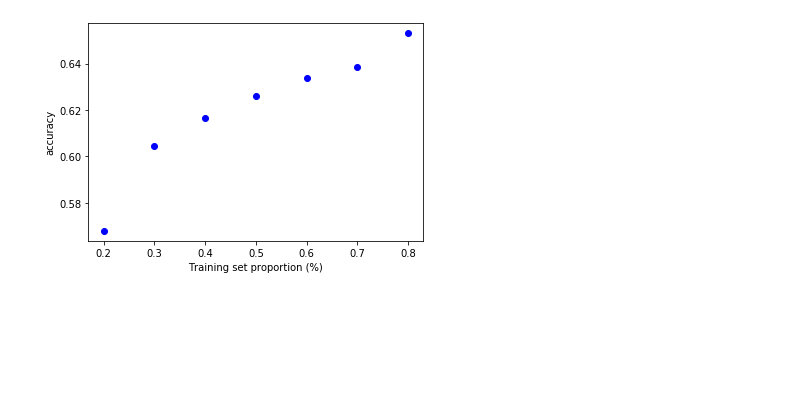
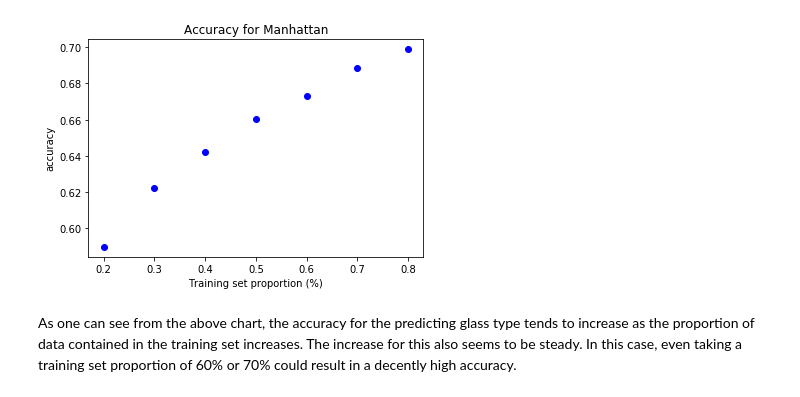
Before and after one commit to jrf115/Applied_ML-Project_1, a Jupyter notebook: glassKNN.ipynb, the cells around one changed output. Saved outputs shown, nothing was run; the diff lists cells and outputs as text; code cells hidden in the pictures; blank space fills up the shorter version.

```diff
--- a/glassKNN.ipynb
+++ b/glassKNN.ipynb
@@ -56,17 +235,13 @@ knn.score(X_test, y_test)
 # %%
-# In[3]:
-
-
-# How sensitive is k-NN classification accuracy to the choice of the 'k' parameter?
-k_range = range(1, 20)
 scores = []
 for k in k_range:
-    knn = KNeighborsClassifier(n_neighbors = k)
+    knn = KNeighborsClassifier(n_neighbors = k, metric="manhattan")
     knn.fit(X_train, y_train)
     scores.append(knn.score(X_test, y_test))
 plt.figure()
 plt.xlabel('k')
 plt.ylabel('accuracy')
+plt.title('Accuracy for Manhattan')
 plt.scatter(k_range, scores)
 plt.xticks([0, 5, 10, 15, 20])
 plt.show()
@@ -75,25 +256,20 @@ plt.show()
 # %%
-# In[4]:
-
-
-# How sensitive is k-NN classification accuracy to the train/test split proportion?
-import numpy as np
-t = [0.8, 0.7, 0.6, 0.5, 0.4, 0.3, 0.2]
-knn = KNeighborsClassifier(n_neighbors=5)
+# manhattan measures
+knn = KNeighborsClassifier(n_neighbors=3,metric="manhattan")
 plt.figure()
 for s in t:
     scores = []
     for i in range(1, 1000):
         X_train, X_test, y_train, y_test = train_test_split(X, y, test_size=1-s)
         knn.fit(X_train, y_train)
         scores.append(knn.score(X_test, y_test))
     plt.plot(s, np.mean(scores), 'bo')
 
 plt.xlabel('Training set proportion (%)')
 plt.ylabel('accuracy')
+plt.title('Accuracy for Manhattan')
 plt.show()
-
-
-# In[6]:
 # %% [output]
-[figure, old version]
+[figure, new version]
+# %% [markdown]
+As one can see from the above chart, the accuracy for the predicting glass type tends to increase as the proportion of data contained in the training set increases. The increase for this also seems to be steady. In this case, even taking a training set proportion of 60% or 70% could result in a decently high accuracy.
```
Also changed, not shown: parts of 33 cells of this notebook.
